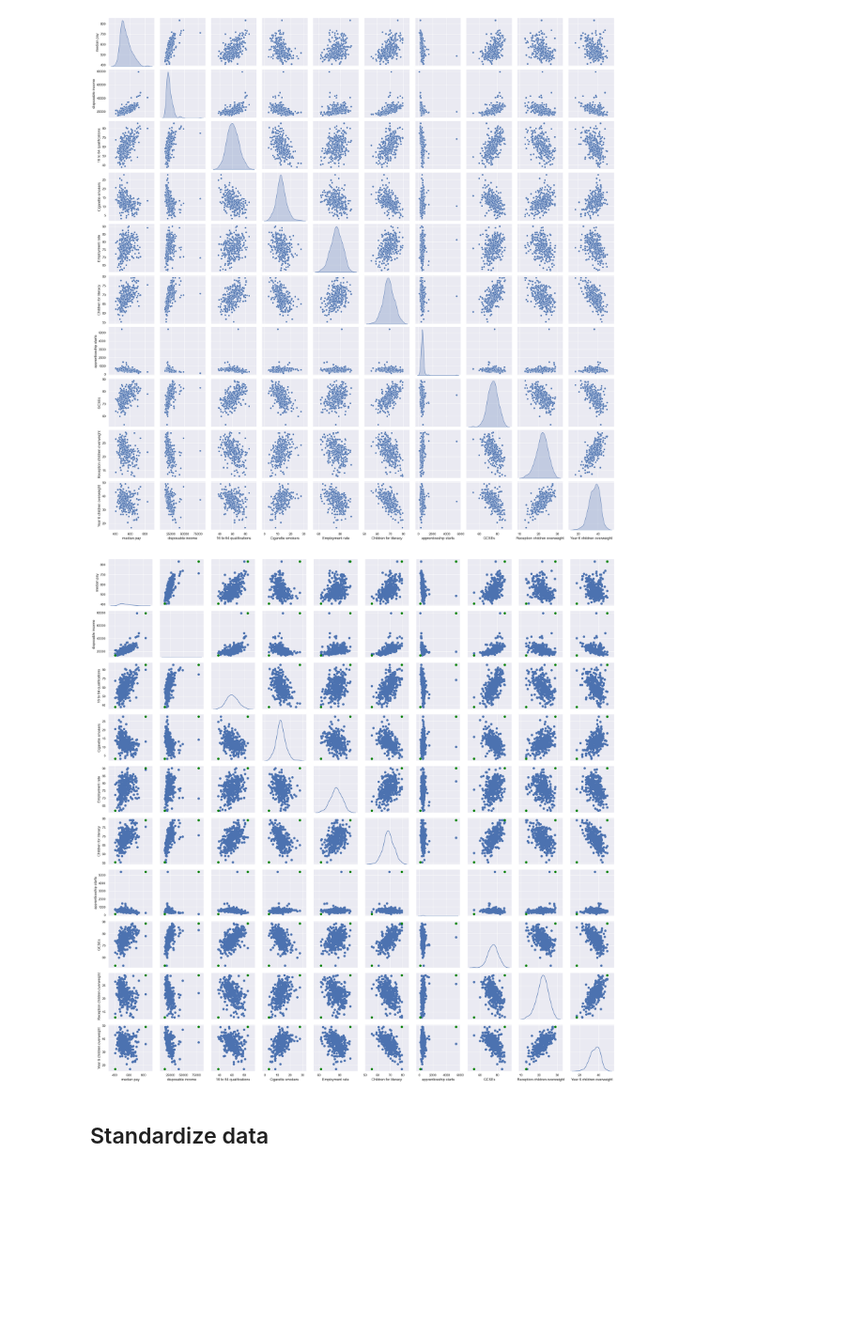
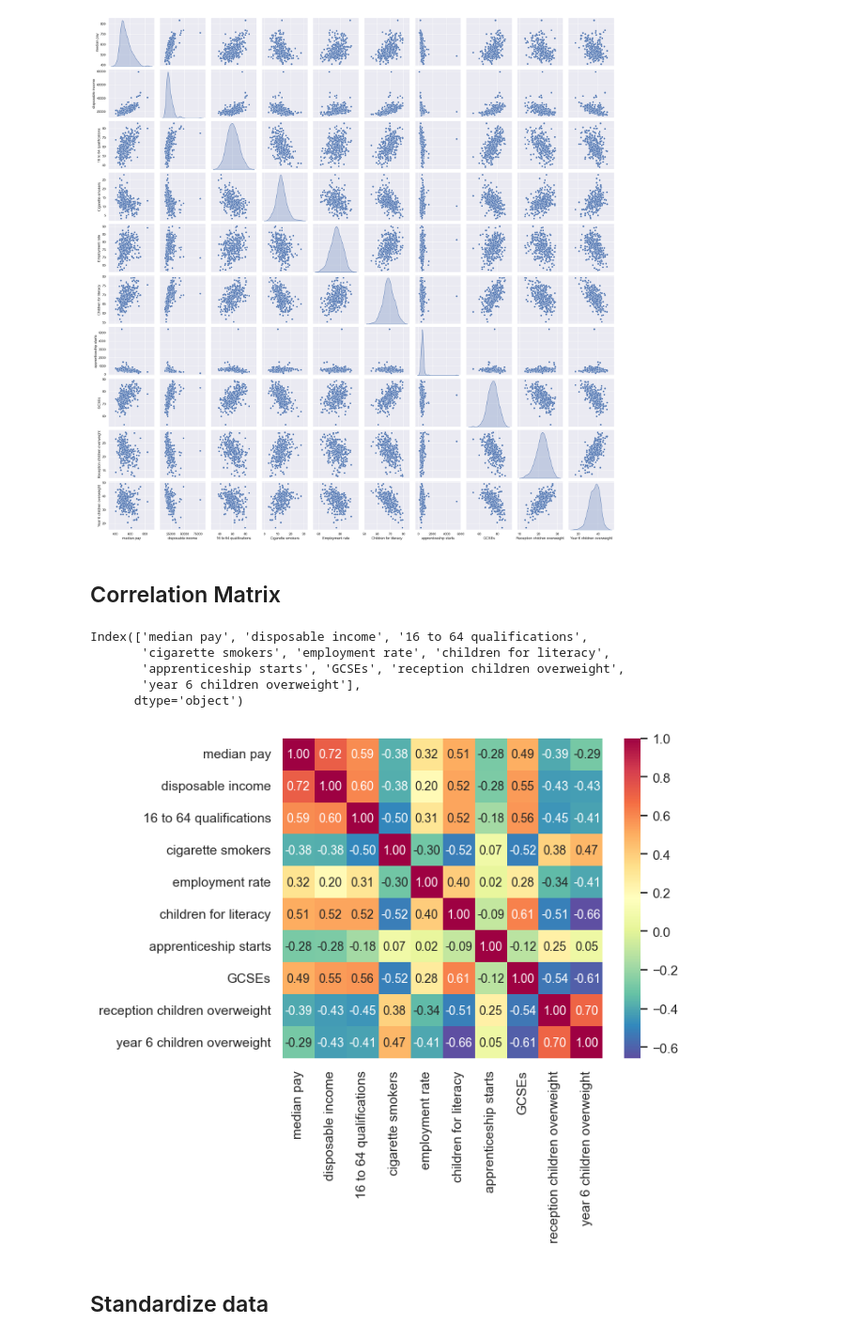
Before and after one commit to abdulkasim1/RSS-Conference, a Jupyter notebook: glm.ipynb, the cells around one changed output. Shown at 94% size. Saved outputs shown, nothing was run; the diff lists cells and outputs as text; code cells hidden in the pictures; blank space fills up the shorter version.

```diff
--- a/glm.ipynb
+++ b/glm.ipynb
@@ -151,17 +198,17 @@ df = df.dropna().reset_index(drop=True)
 Rename columns to improve readability of pairplot as some of the variable names are long and so overlap with others.
 # %%
 pairplot_df = df.copy()
-pairplot_df.columns = ['AREACD', 'AREANM',
+pairplot_df.columns = ['areacd', 'areanm',
        'median pay',
        'disposable income',
        '16 to 64 qualifications',
-       'Cigarette smokers',
-       'Employment rate',
-       'Children for literacy',
+       'cigarette smokers',
+       'employment rate',
+       'children for literacy',
        'apprenticeship starts',
        'GCSEs',
-       'Reception children overweight',
-       'Year 6 children overweight']
+       'reception children overweight',
+       'year 6 children overweight']
 # %%
 features = pairplot_df.iloc[:,2:]
 # %%
@@ -169,28 +216,34 @@ pairplot = sns.pairplot(data=pairplot_df, diag_kind="kde")
 pairplot;
 # %% [output]
 [figure]
-# %%
-df = features.copy()
-
-# Create a PairGrid
-g = sns.PairGrid(df)
-g.map_diag(sns.kdeplot)
-
-# Map scatter plot onto off-diagonal elements
-for i, j in zip(*np.triu_indices_from(g.axes, 1)):
-    g.axes[i, j].scatter(df.iloc[:, j], df.iloc[:, i], s=50)
-    g.axes[i, j].scatter(df.iloc[df.iloc[:, j].idxmin(), j], df.iloc[df.iloc[:, i].idxmin(), i], c='green', s=50)
-    g.axes[i, j].scatter(df.iloc[df.iloc[:, j].idxmax(), j], df.iloc[df.iloc[:, i].idxmax(), i], c='green', s=50)
-
-for i, j in zip(*np.tril_indices_from(g.axes, -1)):
-    g.axes[i, j].scatter(df.iloc[:, j], df.iloc[:, i], s=50)
-    g.axes[i, j].scatter(df.iloc[df.iloc[:, j].idxmin(), j], df.iloc[df.iloc[:, i].idxmin(), i], c='green', s=50)
-    g.axes[i, j].scatter(df.iloc[df.iloc[:, j].idxmax(), j], df.iloc[df.iloc[:, i].idxmax(), i], c='green', s=50)
-
-plt.tight_layout()
-plt.show()
-# %% [output]
-[figure, removed]
+# %% [markdown]
+## Correlation Matrix
+# %%
+median pay, disposable income, 16 to 64 qualifications,
+       cigarette smokers, employment rate, children for literacy,
+       apprenticeship starts, GCSEs, reception children overweight,
+       year 6 children overweight
+# %% [output]
+Index(['median pay', 'disposable income', '16 to 64 qualifications',
+       'cigarette smokers', 'employment rate', 'children for literacy',
+       'apprenticeship starts', 'GCSEs', 'reception children overweight',
+       'year 6 children overweight'],
+      dtype='object')
+# %%
+corrmat = features.corr()
+hm = sns.heatmap(corrmat,
+                 cbar=True,
+                 annot=True,
+                 square=True,
+                 fmt='.2f',
+                 annot_kws={'size': 10},
+                 yticklabels=features.columns,
+                 xticklabels=features.columns,
+                 cmap="Spectral_r"
+)
+plt.show()
+# %% [output]
+[figure, added]
 # %% [markdown]
 ## Standardize data
 # %%
```
Also changed, not shown: parts of 9 cells of this notebook.
